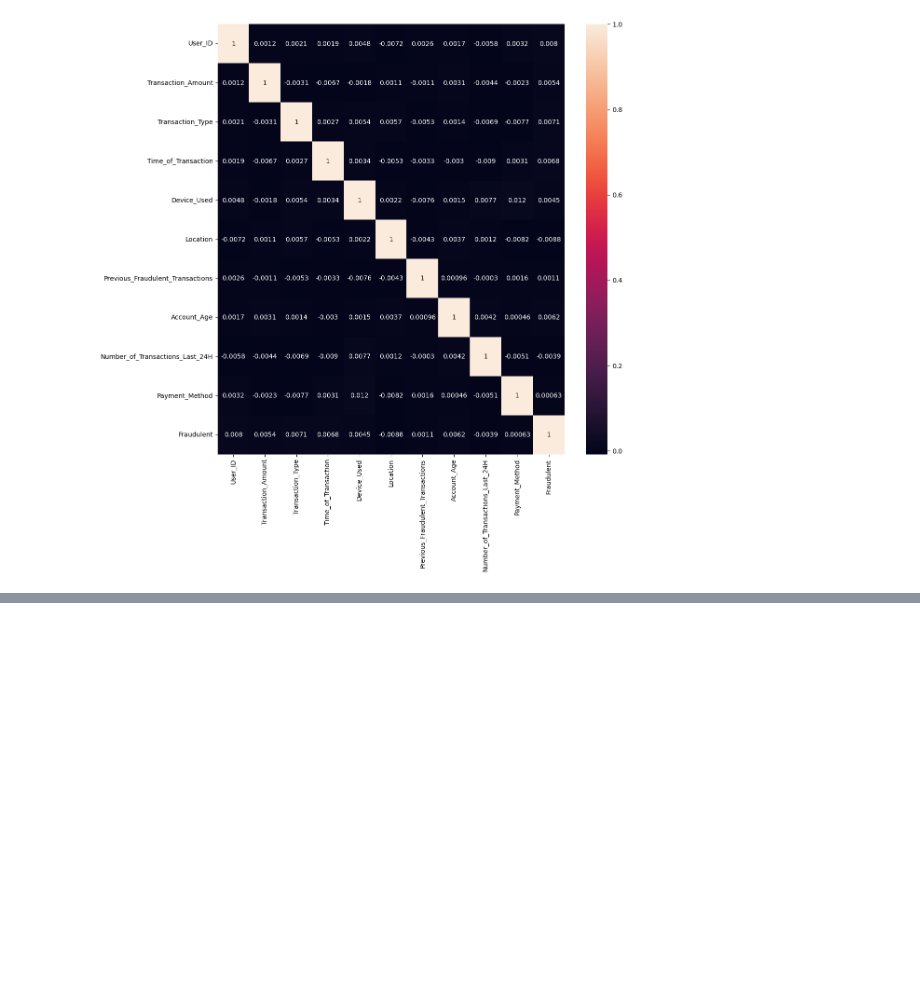
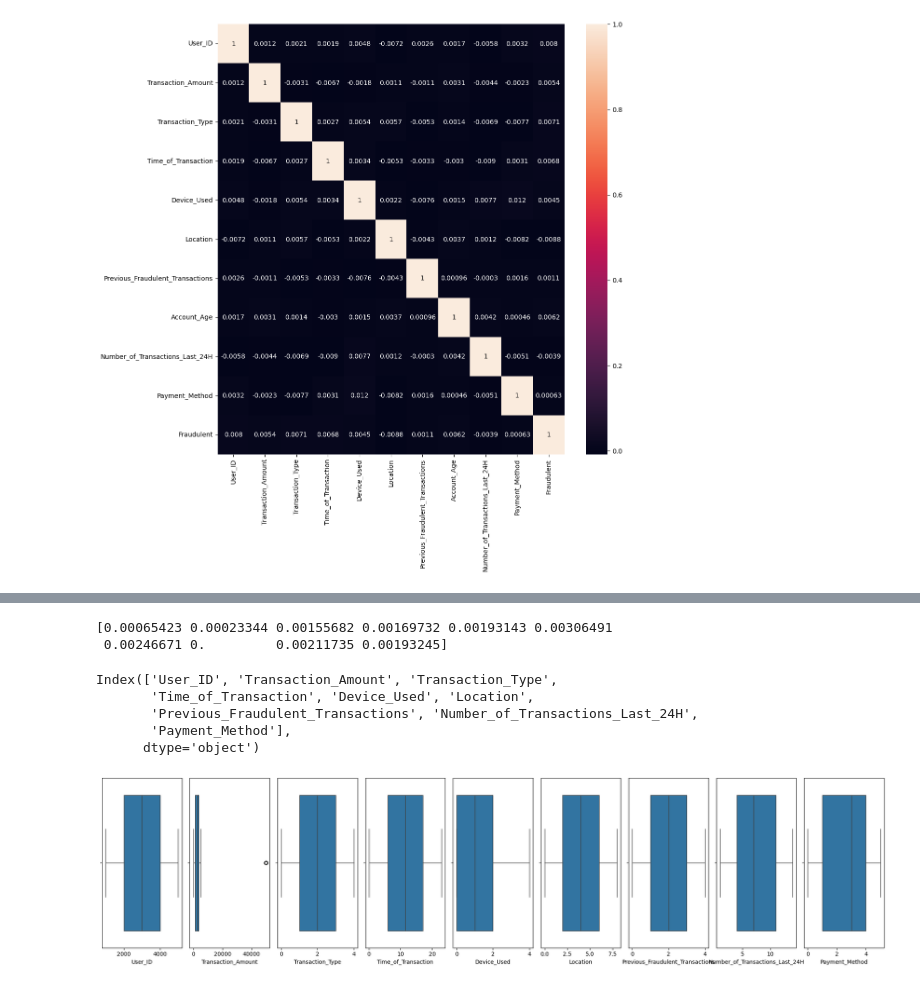
Before and after one commit to DasoTD/Fraud-Detection-ML, a Jupyter notebook: Fraud_Detection.ipynb, the cells around one changed output, grey strips where cells are left out. Drawn from its saved outputs; the diff is of its cells as text; code cells hidden in the pictures; blank space fills up the shorter version.

```diff
--- a/Fraud_Detection.ipynb
+++ b/Fraud_Detection.ipynb
@@ -239,0 +247,33 @@ sns.heatmap(fraud_eda.corr(), annot=True)
+# %%
+
+
+from sklearn.feature_selection import mutual_info_classif
+
+mi_scores = mutual_info_classif(fraud_eda.drop(['Fraudulent'], axis=1), fraud_eda['Fraudulent'])
+print(mi_scores)
+# %% [output]
+[0.00065423 0.00023344 0.00155682 0.00169732 0.00193143 0.00306491
+ 0.00246671 0.         0.00211735 0.00193245]
+# %%
+
+
+important_features = fraud_eda.drop(['Fraudulent'], axis=1).columns[mi_scores > 0]
+important_features
+# %% [output]
+Index(['User_ID', 'Transaction_Amount', 'Transaction_Type',
+       'Time_of_Transaction', 'Device_Used', 'Location',
+       'Previous_Fraudulent_Transactions', 'Number_of_Transactions_Last_24H',
+       'Payment_Method'],
+      dtype='object')
+# %%
+
+
+fig, axes = plt.subplots(nrows=1, ncols=len(important_features), figsize=(20, 5))
+
+for ax, col in zip(axes, important_features):
+    sns.boxplot(x=fraud_eda[col], ax=ax)
+
+plt.tight_layout()
+plt.show()
+# %% [output]
+[figure, added]
```
Also changed, not shown: parts of 1 cell of this notebook.
